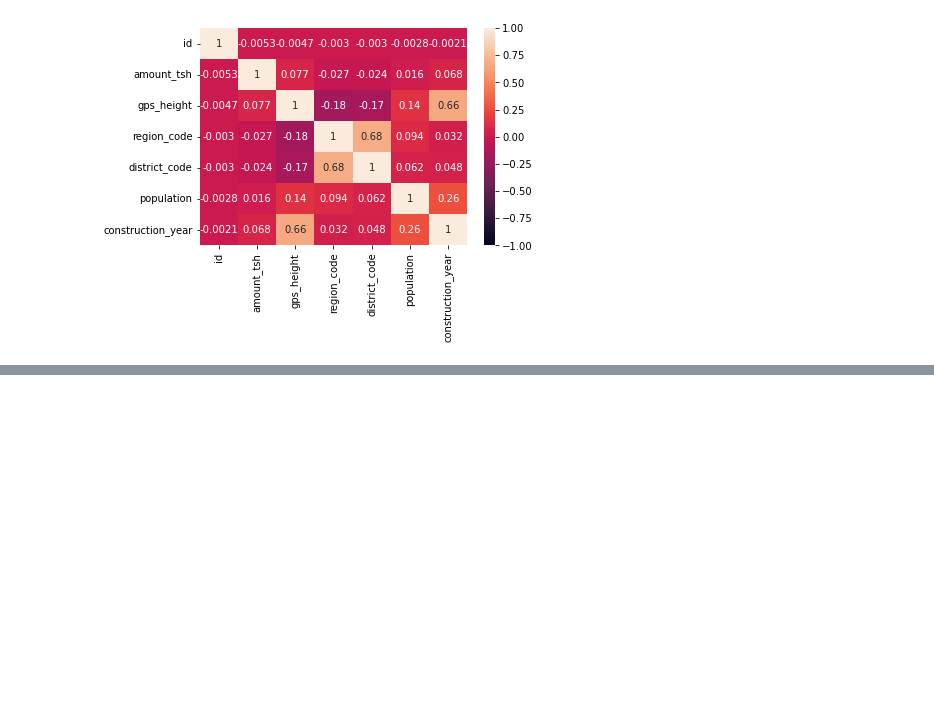
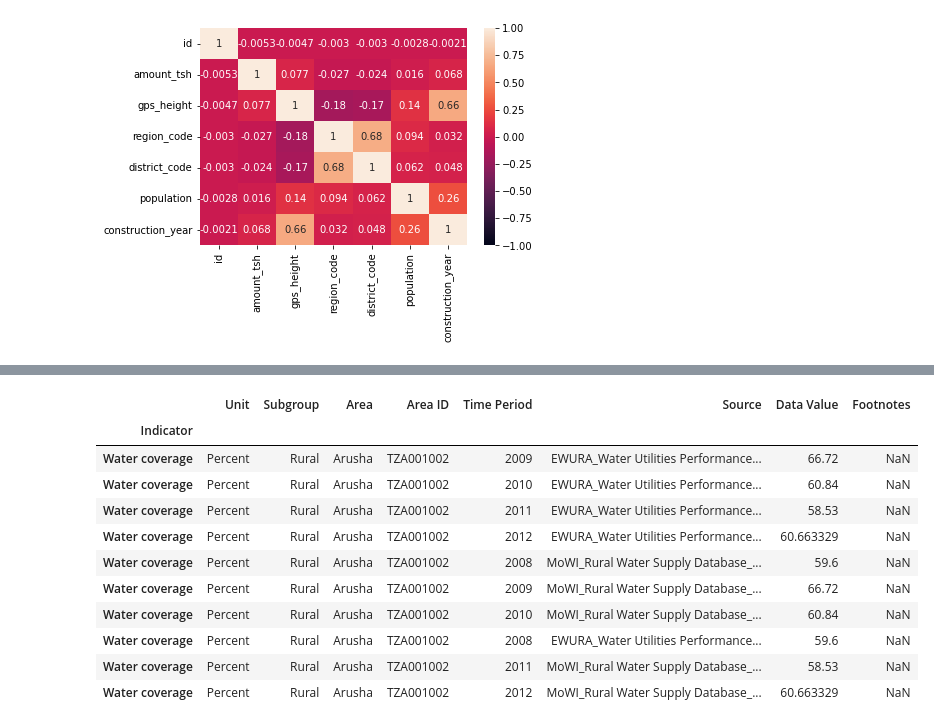
Before and after one commit to kalebts/Tanzania-Group-Project, a Jupyter notebook: Jackie.ipynb, the cells around one changed output, grey strips where cells are left out. Saved outputs shown, nothing was run; the diff lists cells and outputs as text; code cells hidden in the pictures; blank space fills up the shorter version.

```diff
--- a/Jackie.ipynb
+++ b/Jackie.ipynb
@@ -1004,0 +1035,15 @@ sns.heatmap(water_pump.corr(), annot=True, vmin=-1);
+# %%
+census['Water coverage'].T[census['Water coverage'].T['Area']=='Arusha']
+# %% [output]
+|  | Unit | Subgroup | Area | Area ID | Time Period | Source | Data Value | Footnotes |
+| Indicator |  |  |  |  |  |  |  |  |
+| Water coverage | Percent | Rural | Arusha | TZA001002 | 2009 | EWURA_Water Utilities Performance... | 66.72 | NaN |
+| Water coverage | Percent | Rural | Arusha | TZA001002 | 2010 | EWURA_Water Utilities Performance... | 60.84 | NaN |
+| Water coverage | Percent | Rural | Arusha | TZA001002 | 2011 | EWURA_Water Utilities Performance... | 58.53 | NaN |
+| Water coverage | Percent | Rural | Arusha | TZA001002 | 2012 | EWURA_Water Utilities Performance... | 60.663329 | NaN |
+| Water coverage | Percent | Rural | Arusha | TZA001002 | 2008 | MoWI_Rural Water Supply Database_... | 59.6 | NaN |
+| Water coverage | Percent | Rural | Arusha | TZA001002 | 2009 | MoWI_Rural Water Supply Database_... | 66.72 | NaN |
+| Water coverage | Percent | Rural | Arusha | TZA001002 | 2010 | MoWI_Rural Water Supply Database_... | 60.84 | NaN |
+| Water coverage | Percent | Rural | Arusha | TZA001002 | 2008 | EWURA_Water Utilities Performance... | 59.6 | NaN |
+| Water coverage | Percent | Rural | Arusha | TZA001002 | 2011 | MoWI_Rural Water Supply Database_... | 58.53 | NaN |
+| Water coverage | Percent | Rural | Arusha | TZA001002 | 2012 | MoWI_Rural Water Supply Database_... | 60.663329 | NaN |
```
Also changed, not shown: parts of 2 cells of this notebook, 1 other file.
